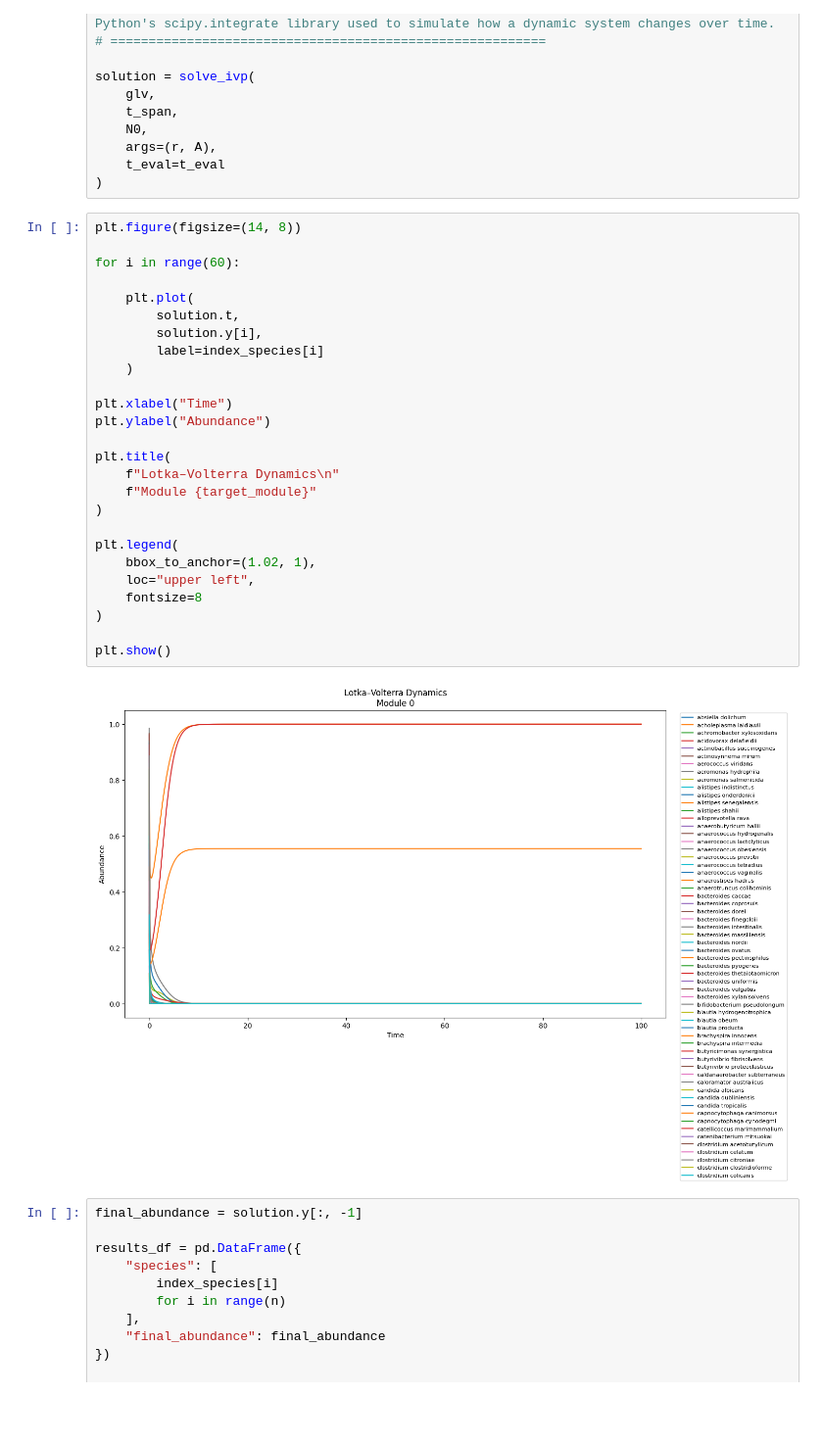
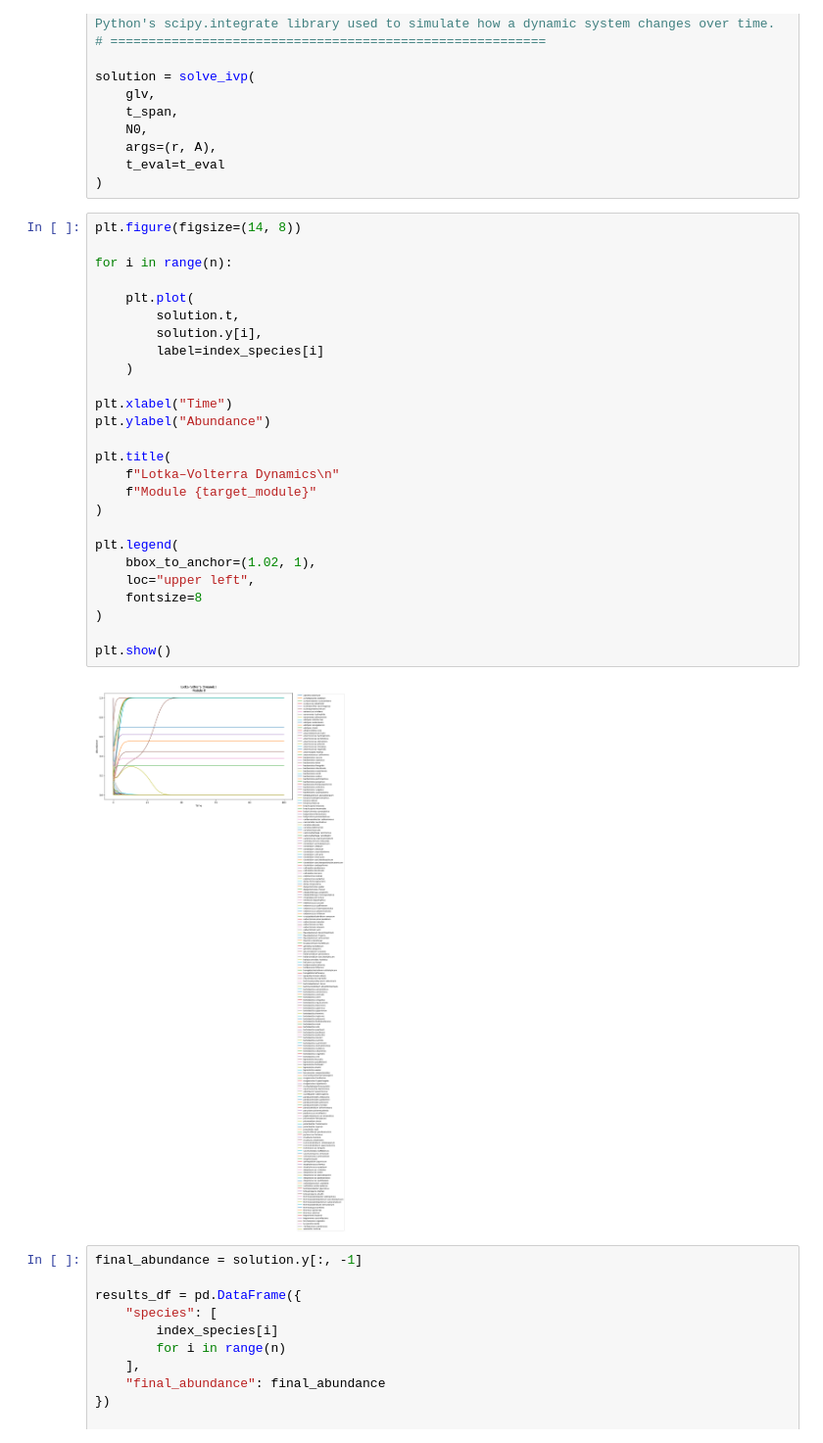
Before and after one commit to sarmijavier/complex_network_project_mouse_and_human_gut_microbiota, a Jupyter notebook: competition_network.ipynb, the cells around one changed output. Shown at 98% size. Saved outputs shown, nothing was run; the diff lists cells and outputs as text; blank space fills up the shorter version.

```diff
--- a/competition_network.ipynb
+++ b/competition_network.ipynb
@@ -1792,31 +1792,31 @@ solution = solve_ivp(
 # %%
 plt.figure(figsize=(14, 8))
 
-for i in range(60):
+for i in range(n):
 
     plt.plot(
         solution.t,
         solution.y[i],
         label=index_species[i]
     )
 
 plt.xlabel("Time")
 plt.ylabel("Abundance")
 
 plt.title(
     f"Lotka–Volterra Dynamics\n"
     f"Module {target_module}"
 )
 
 plt.legend(
     bbox_to_anchor=(1.02, 1),
     loc="upper left",
     fontsize=8
 )
 
 plt.show()
 # %% [output]
-[figure, old version]
+[figure, new version]
 # %%
 final_abundance = solution.y[:, -1]
 
```
